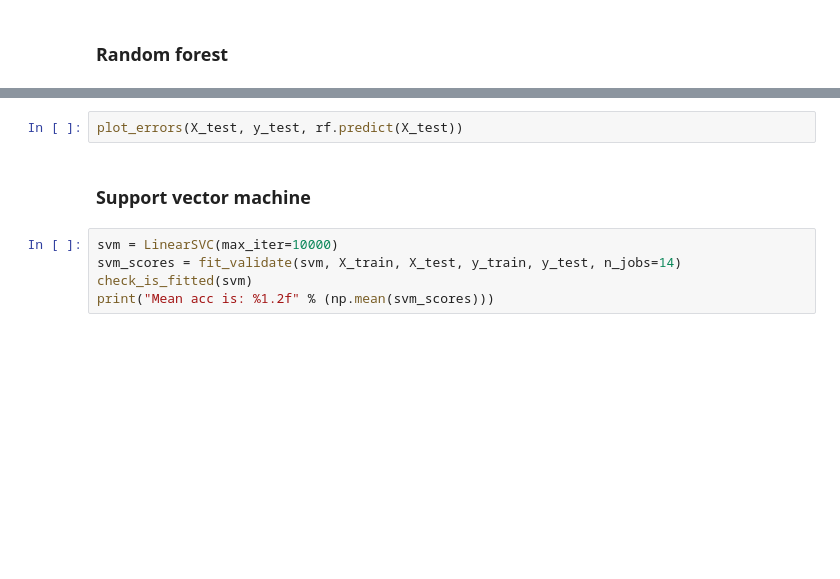
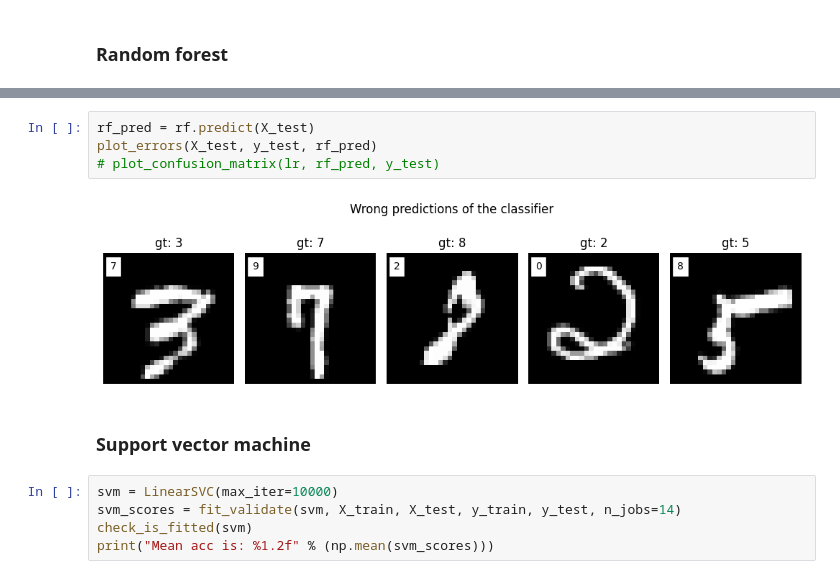
Before and after one commit to CuSynth/mlcourse, a Jupyter notebook: task 3/solution.ipynb, the cells around one changed output, grey strips where cells are left out. Cells and saved outputs as stored; diff of their text form; blank space fills up the shorter version.

```diff
--- a/task 3/solution.ipynb
+++ b/task 3/solution.ipynb
@@ -73,5 +75,9 @@ Mean acc is: 0.92
-# %%
-plot_errors(X_test, y_test, rf.predict(X_test))
+# %%
+rf_pred = rf.predict(X_test)
+plot_errors(X_test, y_test, rf_pred)
+# plot_confusion_matrix(lr, rf_pred, y_test)
+# %% [output]
+[figure, added]
 # %% [markdown]
 ### Support vector machine
 # %%
```
Also changed, not shown: parts of 15 cells of this notebook.
